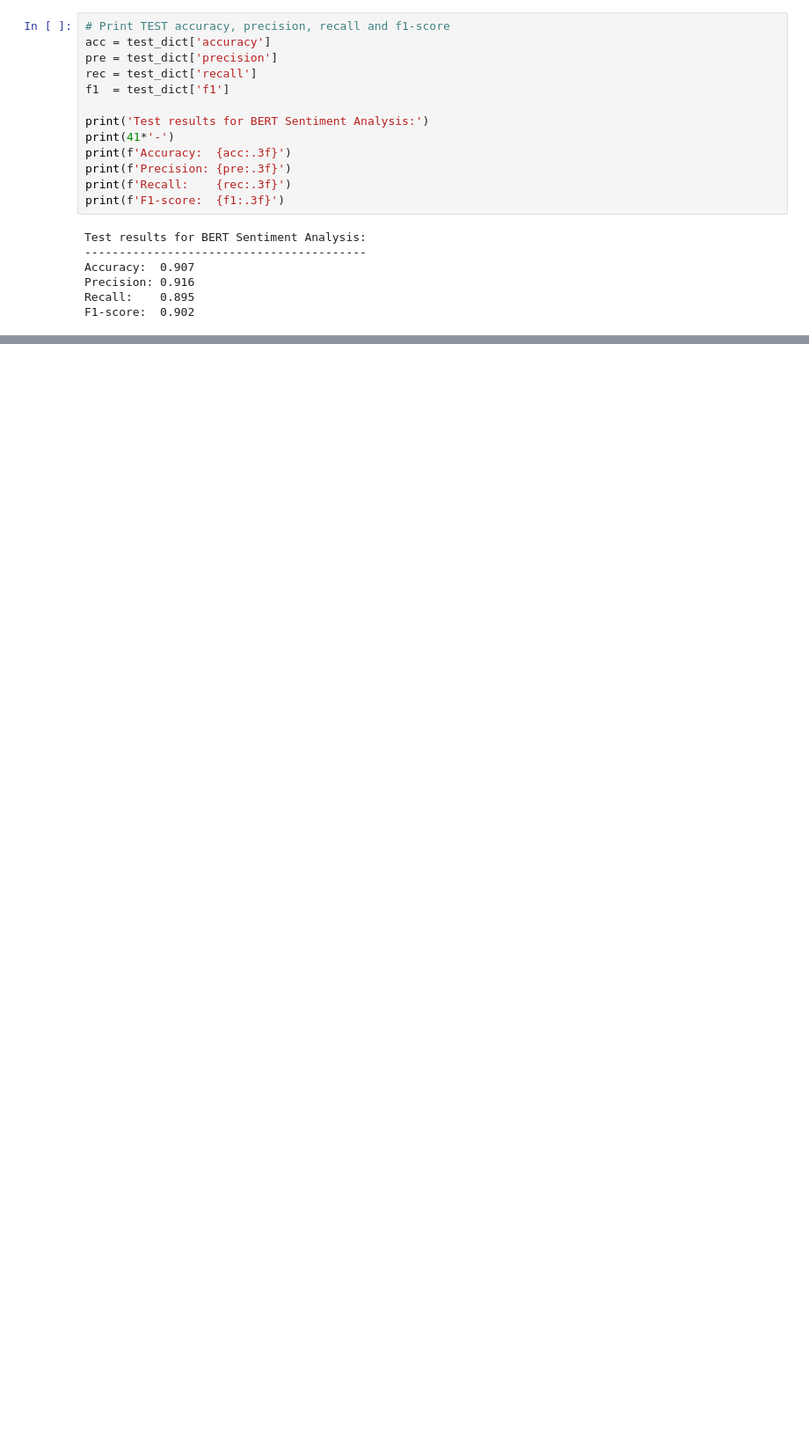
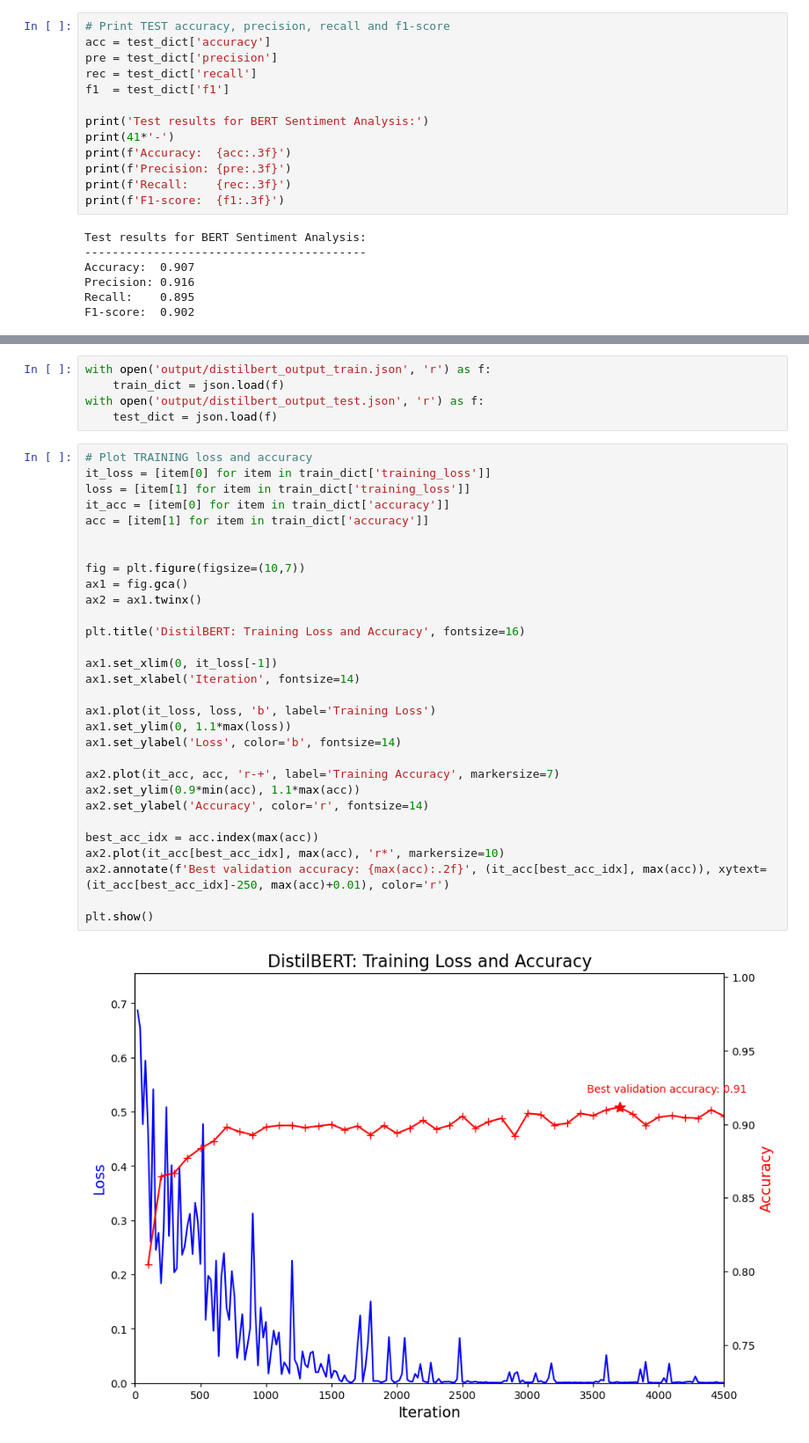
Before and after one commit to homolan13/twitter_mental_health, a Jupyter notebook: project_TimYanis.ipynb, the cells around one changed output, grey strips where cells are left out. Shown at 88% size. Drawn from its saved outputs; the diff is of its cells as text; blank space fills up the shorter version.

```diff
--- a/project_TimYanis.ipynb
+++ b/project_TimYanis.ipynb
@@ -748,0 +755,37 @@ Using a pre-trained and fine-tuned BERT model we were able to boost the accuracy
+# %%
+with open('output/distilbert_output_train.json', 'r') as f:
+    train_dict = json.load(f)
+with open('output/distilbert_output_test.json', 'r') as f:
+    test_dict = json.load(f)
+# %%
+# Plot TRAINING loss and accuracy
+it_loss = [item[0] for item in train_dict['training_loss']]
+loss = [item[1] for item in train_dict['training_loss']]
+it_acc = [item[0] for item in train_dict['accuracy']]
+acc = [item[1] for item in train_dict['accuracy']]
+
+
+fig = plt.figure(figsize=(10,7))
+ax1 = fig.gca()
+ax2 = ax1.twinx()
+
+plt.title('DistilBERT: Training Loss and Accuracy', fontsize=16)
+
+ax1.set_xlim(0, it_loss[-1])
+ax1.set_xlabel('Iteration', fontsize=14)
+
+ax1.plot(it_loss, loss, 'b', label='Training Loss')
+ax1.set_ylim(0, 1.1*max(loss))
+ax1.set_ylabel('Loss', color='b', fontsize=14)
+
+ax2.plot(it_acc, acc, 'r-+', label='Training Accuracy', markersize=7)
+ax2.set_ylim(0.9*min(acc), 1.1*max(acc))
+ax2.set_ylabel('Accuracy', color='r', fontsize=14)
+
+best_acc_idx = acc.index(max(acc))
+ax2.plot(it_acc[best_acc_idx], max(acc), 'r*', markersize=10)
+ax2.annotate(f'Best validation accuracy: {max(acc):.2f}', (it_acc[best_acc_idx], max(acc)), xytext=(it_acc[best_acc_idx]-250, max(acc)+0.01), color='r')
+
+plt.show()
+# %% [output]
+[figure, added]
```
Also changed, not shown: parts of 7 cells of this notebook, 4 other files.
